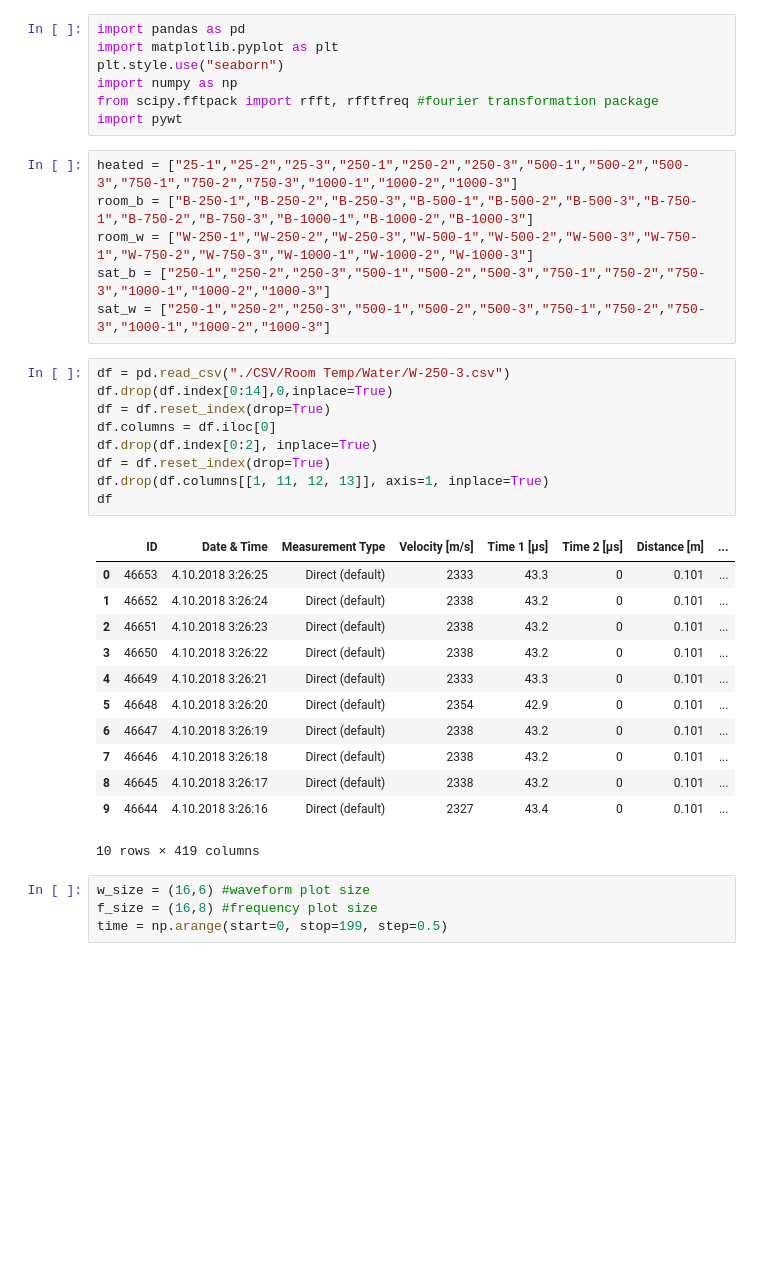
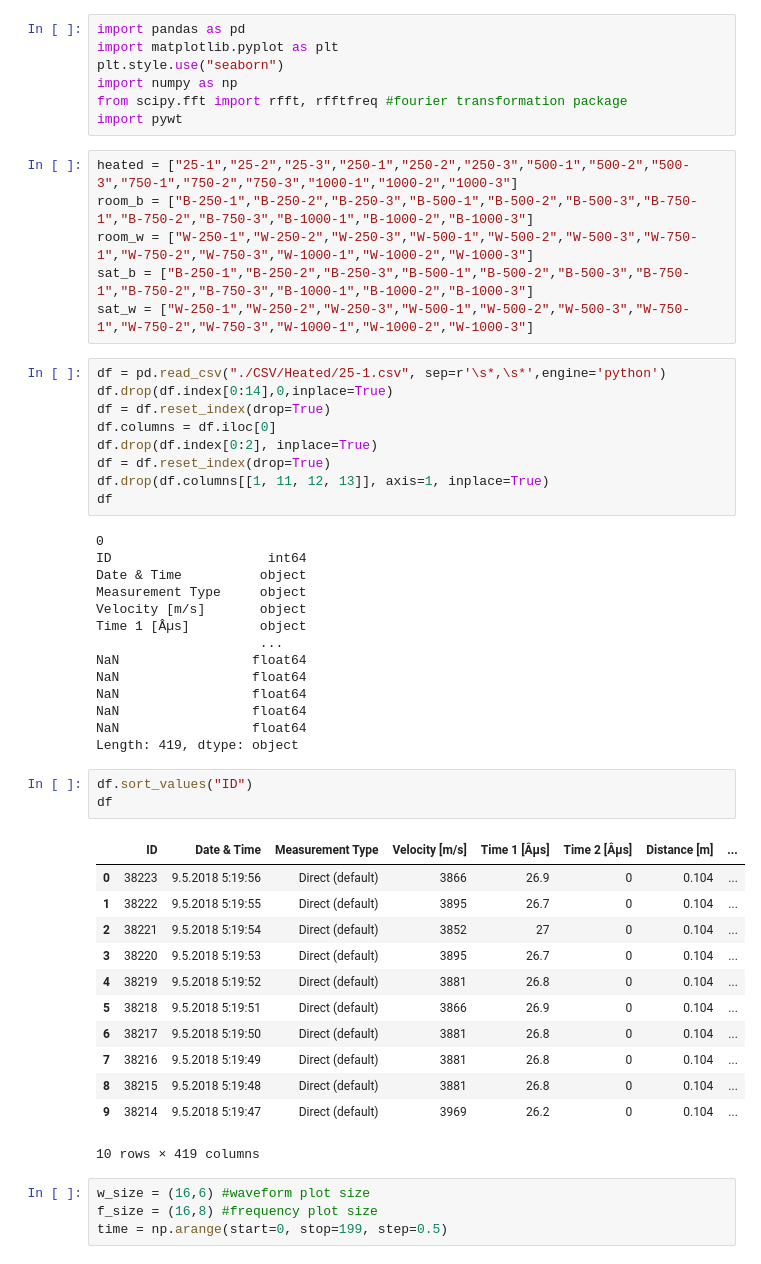
Before and after one commit to rohithandique/civil-major-project, a Jupyter notebook: Major Project.ipynb, the cells around one changed output. Drawn from its saved outputs; the diff is of its cells as text; blank space fills up the shorter version.

```diff
--- a/Major Project.ipynb
+++ b/Major Project.ipynb
@@ -3,16 +3,16 @@ import pandas as pd
 import matplotlib.pyplot as plt
 plt.style.use("seaborn")
 import numpy as np
-from scipy.fftpack import rfft, rfftfreq #fourier transformation package
+from scipy.fft import rfft, rfftfreq #fourier transformation package
 import pywt
 # %%
 heated = ["25-1","25-2","25-3","250-1","250-2","250-3","500-1","500-2","500-3","750-1","750-2","750-3","1000-1","1000-2","1000-3"]
 room_b = ["B-250-1","B-250-2","B-250-3","B-500-1","B-500-2","B-500-3","B-750-1","B-750-2","B-750-3","B-1000-1","B-1000-2","B-1000-3"]
 room_w = ["W-250-1","W-250-2","W-250-3","W-500-1","W-500-2","W-500-3","W-750-1","W-750-2","W-750-3","W-1000-1","W-1000-2","W-1000-3"]
-sat_b = ["250-1","250-2","250-3","500-1","500-2","500-3","750-1","750-2","750-3","1000-1","1000-2","1000-3"]
-sat_w = ["250-1","250-2","250-3","500-1","500-2","500-3","750-1","750-2","750-3","1000-1","1000-2","1000-3"]
+sat_b = ["B-250-1","B-250-2","B-250-3","B-500-1","B-500-2","B-500-3","B-750-1","B-750-2","B-750-3","B-1000-1","B-1000-2","B-1000-3"]
+sat_w = ["W-250-1","W-250-2","W-250-3","W-500-1","W-500-2","W-500-3","W-750-1","W-750-2","W-750-3","W-1000-1","W-1000-2","W-1000-3"]
 # %%
-df = pd.read_csv("./CSV/Room Temp/Water/W-250-3.csv")
+df = pd.read_csv("./CSV/Heated/25-1.csv", sep=r'\s*,\s*',engine='python')
 df.drop(df.index[0:14],0,inplace=True)
 df = df.reset_index(drop=True)
 df.columns = df.iloc[0]
@@ -21,18 +21,35 @@ df = df.reset_index(drop=True)
 df.drop(df.columns[[1, 11, 12, 13]], axis=1, inplace=True)
 df
 # %% [output]
-|  | ID | Date & Time | Measurement Type | Velocity [m/s] | Time 1 [µs] | Time 2 [µs] | Distance [m] | ... |
-| 0 | 46653 | 4.10.2018 3:26:25 | Direct (default) | 2333 | 43.3 | 0 | 0.101 | ... |
-| 1 | 46652 | 4.10.2018 3:26:24 | Direct (default) | 2338 | 43.2 | 0 | 0.101 | ... |
-| 2 | 46651 | 4.10.2018 3:26:23 | Direct (default) | 2338 | 43.2 | 0 | 0.101 | ... |
-| 3 | 46650 | 4.10.2018 3:26:22 | Direct (default) | 2338 | 43.2 | 0 | 0.101 | ... |
-| 4 | 46649 | 4.10.2018 3:26:21 | Direct (default) | 2333 | 43.3 | 0 | 0.101 | ... |
-| 5 | 46648 | 4.10.2018 3:26:20 | Direct (default) | 2354 | 42.9 | 0 | 0.101 | ... |
-| 6 | 46647 | 4.10.2018 3:26:19 | Direct (default) | 2338 | 43.2 | 0 | 0.101 | ... |
-| 7 | 46646 | 4.10.2018 3:26:18 | Direct (default) | 2338 | 43.2 | 0 | 0.101 | ... |
-| 8 | 46645 | 4.10.2018 3:26:17 | Direct (default) | 2338 | 43.2 | 0 | 0.101 | ... |
-| 9 | 46644 | 4.10.2018 3:26:16 | Direct (default) | 2327 | 43.4 | 0 | 0.101 | ... |
-10 rows × 419 columns
+0
+ID                    int64
+Date & Time          object
+Measurement Type     object
+Velocity [m/s]       object
+Time 1 [Âµs]         object
+                     ...
+NaN                 float64
+NaN                 float64
+NaN                 float64
+NaN                 float64
+NaN                 float64
+Length: 419, dtype: object
+# %%
+df.sort_values("ID")
+df
+# %% [output]
+|  | ID | Date & Time | Measurement Type | Velocity [m/s] | Time 1 [Âµs] | Time 2 [Âµs] | Distance [m] | ... |
+| 0 | 38223 | 9.5.2018 5:19:56 | Direct (default) | 3866 | 26.9 | 0 | 0.104 | ... |
+| 1 | 38222 | 9.5.2018 5:19:55 | Direct (default) | 3895 | 26.7 | 0 | 0.104 | ... |
+| 2 | 38221 | 9.5.2018 5:19:54 | Direct (default) | 3852 | 27 | 0 | 0.104 | ... |
+| 3 | 38220 | 9.5.2018 5:19:53 | Direct (default) | 3895 | 26.7 | 0 | 0.104 | ... |
+| 4 | 38219 | 9.5.2018 5:19:52 | Direct (default) | 3881 | 26.8 | 0 | 0.104 | ... |
+| 5 | 38218 | 9.5.2018 5:19:51 | Direct (default) | 3866 | 26.9 | 0 | 0.104 | ... |
+| 6 | 38217 | 9.5.2018 5:19:50 | Direct (default) | 3881 | 26.8 | 0 | 0.104 | ... |
+| 7 | 38216 | 9.5.2018 5:19:49 | Direct (default) | 3881 | 26.8 | 0 | 0.104 | ... |
+| 8 | 38215 | 9.5.2018 5:19:48 | Direct (default) | 3881 | 26.8 | 0 | 0.104 | ... |
+| 9 | 38214 | 9.5.2018 5:19:47 | Direct (default) | 3969 | 26.2 | 0 | 0.104 | ... |
+10 rows × 419 columns
 # %%
 w_size = (16,6) #waveform plot size
 f_size = (16,8) #frequency plot size
```
Also changed, not shown: parts of 7 cells of this notebook, 1 other file.
